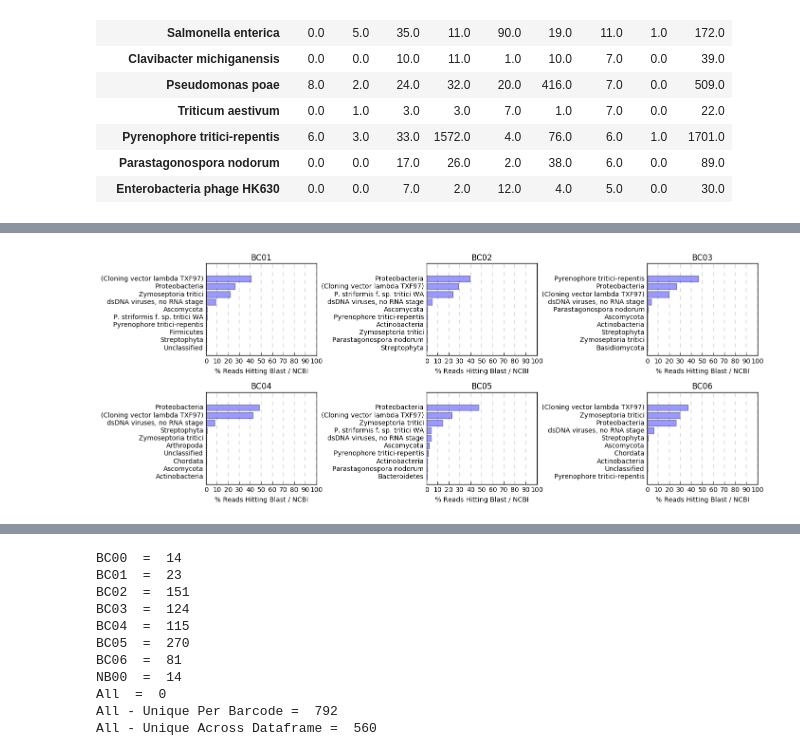
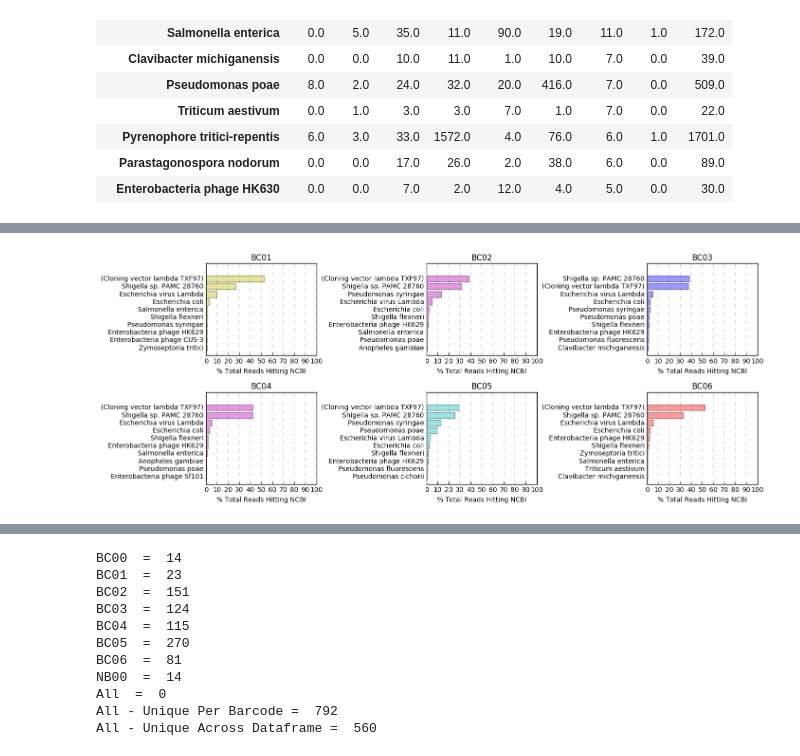
Before and after one commit to BenjaminSchwessinger/Gamran, a Jupyter notebook: MinIon_analysis_05012017_Wagga_initial-taxonomy.ipynb, the cells around one changed output, grey strips where cells are left out. Saved outputs shown, nothing was run; the diff lists cells and outputs as text; code cells hidden in the pictures.

Commit message:
Transplanted code to plot horizontal bar graphs per barcode showing % reads hitting NCBI only...blast/NCBI graph now has reference genomes as black bars

```diff
--- a/MinIon_analysis_05012017_Wagga_initial-taxonomy.ipynb
+++ b/MinIon_analysis_05012017_Wagga_initial-taxonomy.ipynb
@@ -229,7 +230,7 @@ def generate_NCBI_taxonomy_pivot_table_pc(tax_df, rank, bcs):
     pivot_table_pc.drop('All', axis=0, inplace=True)
 
     pivot_table_pc2 = pivot_table_pc.sort_values(str(bcs) + '%', axis=0, ascending=False)
-    return pivot_table_pc2.applymap(lambda x: '%.3f' % x).head(n=15)
+    return pivot_table_pc2.applymap(lambda x: '%.3f' % x).head(n=10)
 # %%
 generate_NCBI_taxonomy_pivot_table(joint_NCBI_df_taxonomy, 'order', 'BC04')
 generate_NCBI_taxonomy_pivot_table(joint_NCBI_df_taxonomy_adj, 'order', 'BC04')
@@ -441,29 +357,0 @@ plt.show()
-# %%
-fig = plt.figure(figsize=(18,8))
-ax1 = fig.add_subplot(3, 2, 1)
-
-n_groups = 10
-labels1 = tuple(generate_all_hits_pc_table('phylum', 'BC01', dropwheat=True)['BC01%'].index)
-sizes1 = tuple([float(i) for i in generate_all_hits_pc_table('phylum', 'BC01', dropwheat=True)['BC01%']])
-
-ind = np.arange(n_groups)         # the x locations for the groups
-width = 0.35                      # the width of the bars
-opacity = 0.4
-
-def applyPlotStyle(ax, bcs, rank, sizes, labels):
-    ax.set_xlim(-width*2, len(ind))
-    ax.set_xlabel(rank)
-    ax.set_ylim(0, 100)
-    ax.set_ylabel('% Reads Hitting Blast / NCBI')
-    ax.set_title(bcs)
-    ax.set_xticks(ind + width)
-    ax.set_xticklabels('')
-    ax.set_color('r')
-    ax.legend(loc='center right', bbox_to_anchor=(1.01, 0.5), fontsize=12)
-
-colors = ['red', 'blue', 'green']
-
-ax1.bar(ind, sizes1, width, alpha=opacity, color='b')
-applyPlotStyle(ax1, 'BC01', 'phylum', sizes1, labels1)
-
-plt.show()
@@ -480,31 +411,32 @@ AttributeError: 'AxesSubplot' object has no attribute 'set_color'
 # %%
 fig, ax = plt.subplots(2, 3, figsize=(15, 6))
+cycol = 'bgrcmy'
 
 def applyPlotStyle(ax_ind1, ax_ind2, bcs, rank):
     labels = ''
-    labels = tuple(generate_all_hits_pc_table(rank, bcs, dropwheat=True)[bcs + '%'].index)
+    labels = tuple(generate_NCBI_taxonomy_pivot_table_pc(joint_NCBI_df_taxonomy_adj, rank, bcs)[bcs + '%'].index)
     y_pos = ''
     y_pos = np.arange(len(labels))
     sizes = ''
-    sizes = tuple([float(i) for i in generate_all_hits_pc_table(rank, bcs, dropwheat=True)[bcs + '%']])
+    sizes = tuple([float(i) for i in generate_NCBI_taxonomy_pivot_table_pc(joint_NCBI_df_taxonomy_adj, rank, bcs)[bcs + '%']])
 
-    ax[ax_ind1, ax_ind2].barh(y_pos, sizes, align='center', alpha=0.4)
+    ax[ax_ind1, ax_ind2].barh(y_pos, sizes, align='center', alpha=0.4, color=random.choice(cycol))
     ax[ax_ind1, ax_ind2].set_yticks(y_pos)
     ax[ax_ind1, ax_ind2].set_yticklabels(labels)
     ax[ax_ind1, ax_ind2].tick_params(top="off", right="off", left="off")
-    ax[ax_ind1, ax_ind2].set_xlabel('% Reads Hitting Blast / NCBI')
+    ax[ax_ind1, ax_ind2].set_xlabel('% Total Reads Hitting NCBI')
     ax[ax_ind1, ax_ind2].set_xticks(range(0, 110, 10))
     ax[ax_ind1, ax_ind2].set_title(bcs)
     ax[ax_ind1, ax_ind2].invert_yaxis()
     ax[ax_ind1, ax_ind2].grid(b=None, which='major', axis='x', linestyle='dashed', linewidth=0.2)
 
 ax1_list = [0,0,0,1,1,1]
 ax2_list = [0,1,2,0,1,2]
 bc_list = ['BC01', 'BC02', 'BC03', 'BC04', 'BC05', 'BC06']
 for ax1, ax2, bcs, in zip(ax1_list, ax2_list, bc_list):
-    applyPlotStyle(ax1, ax2, bcs, 'phylum')
+    applyPlotStyle(ax1, ax2, bcs, 'species')
 
 plt.subplots_adjust(left=None, bottom=None, right=None, top=None, wspace=1.0, hspace=0.4)
 plt.show()
 # %% [output]
-[figure, old version]
+[figure, new version]
```
Also changed, not shown: parts of 10 cells of this notebook.
